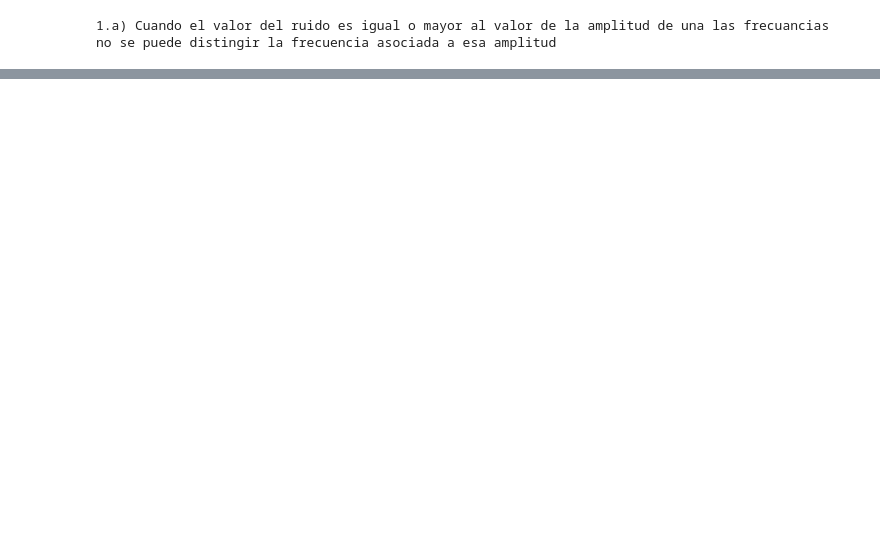
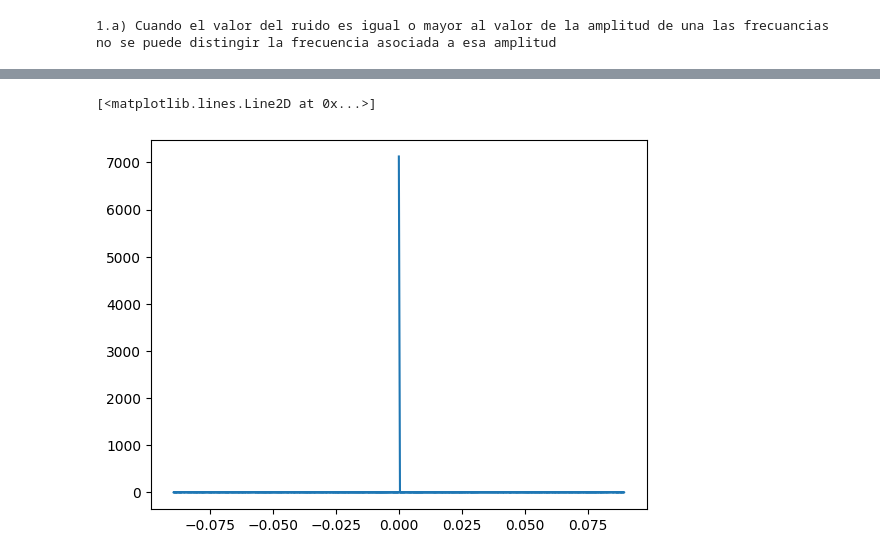
Before and after one commit to JessiDaniL/metodos2_grupo1, a Jupyter notebook: Talleres/Taller_2/Punto1.ipynb, the cells around one changed output, grey strips where cells are left out. Drawn from its saved outputs; the diff is of its cells as text; code cells hidden in the pictures; blank space fills up the shorter version.

```diff
--- a/Talleres/Taller_2/Punto1.ipynb
+++ b/Talleres/Taller_2/Punto1.ipynb
@@ -67,0 +142,5 @@ plt.plot(ts_fund,ys_fund)
+# %%
+plt.plot(freqs,fft_abs)
+# %% [output]
+[<matplotlib.lines.Line2D at 0x...>]
+[figure, added]
```
Also changed, not shown: parts of 13 cells of this notebook, 4 other files.
